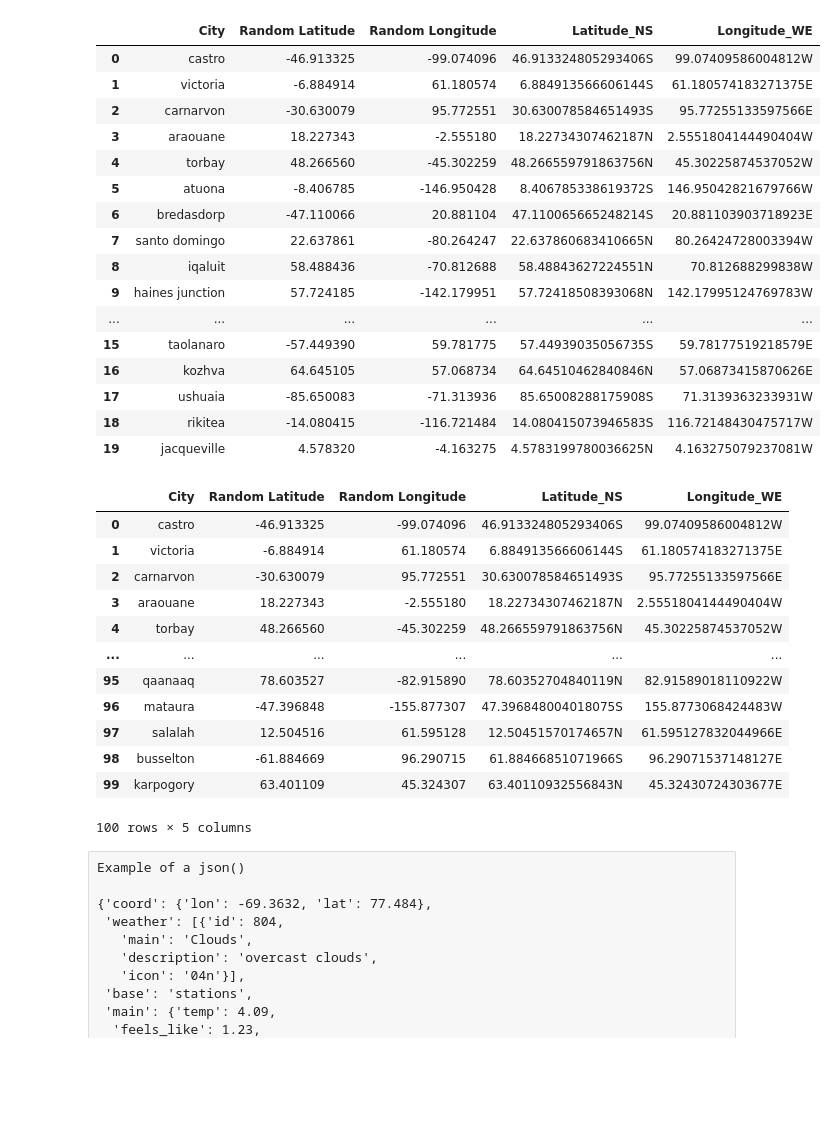
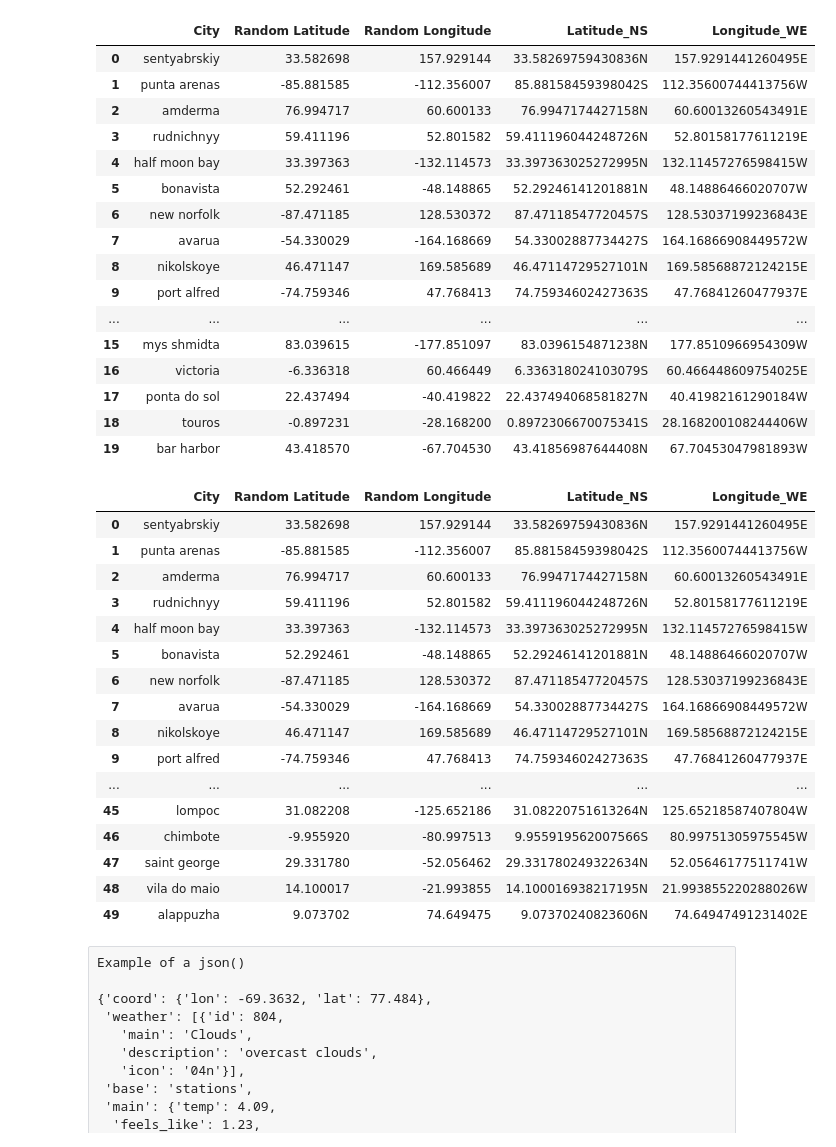
Before and after one commit to veraroberto/python-api-challenge, a Jupyter notebook: WeatherPy/Weather.ipynb, the cells around one changed output. Saved outputs shown, nothing was run; the diff lists cells and outputs as text; code cells hidden in the pictures; blank space fills up the shorter version.

```diff
--- a/WeatherPy/Weather.ipynb
+++ b/WeatherPy/Weather.ipynb
@@ -12,13 +12,17 @@ from citipy import citipy
 from config import api_key
 # %%
 #Generate the DataFrame of Random Cities
-num_cities = 100
+num_cities = 50
 #{'coord': {'lon': , 'lat': }
 latitude = np.random.uniform(-90, 90,num_cities)
 longitude = np.random.uniform(-180, 180,num_cities)
 
 
-
+#Create Data Frame of Latitude and Longitude
+lat_long_df = pd.DataFrame({
+    'Latitude' : latitude,
+    'Longitude': longitude
+})
 
 cities = []
 latitude_NS = []
@@ -27,49 +31,53 @@ for city in range(0,num_cities):
     near_city = citipy.nearest_city(latitude[city],longitude[city])
     city_name = near_city.city_name
     cities.append(city_name)
 
     if latitude[city] < 0:
         latitude_NS.append(str(abs(latitude[city])) +'S')
     else:
         latitude_NS.append(str(abs(latitude[city])) + 'N')
 
     if longitude[city] < 0:
         longitude_WE.append(str(abs(longitude[city])) + 'W')
     else:
         longitude_WE.append(str(longitude[city]) + 'E')
 
 
 cities_dict = {
     'City': cities,
     'Random Latitude': latitude,
     'Random Longitude': longitude,
     'Latitude_NS': latitude_NS,
     'Longitude_WE': longitude_WE
 
 
 }
 cities_df = pd.DataFrame(cities_dict)
 
 
 cities_df.head(20)
+
+
+#lat_long_df['Lat Lon '] = lat_long_df['Latitude'] , lat_long_df['Longitude']
+#lat_long_df
 # %% [output]
 |  | City | Random Latitude | Random Longitude | Latitude_NS | Longitude_WE |
-| 0 | castro | -46.913325 | -99.074096 | 46.913324805293406S | 99.07409586004812W |
-| 1 | victoria | -6.884914 | 61.180574 | 6.884913566606144S | 61.180574183271375E |
-| 2 | carnarvon | -30.630079 | 95.772551 | 30.630078584651493S | 95.77255133597566E |
-| 3 | araouane | 18.227343 | -2.555180 | 18.22734307462187N | 2.5551804144490404W |
-| 4 | torbay | 48.266560 | -45.302259 | 48.266559791863756N | 45.30225874537052W |
-| 5 | atuona | -8.406785 | -146.950428 | 8.406785338619372S | 146.95042821679766W |
-| 6 | bredasdorp | -47.110066 | 20.881104 | 47.110065665248214S | 20.881103903718923E |
-| 7 | santo domingo | 22.637861 | -80.264247 | 22.637860683410665N | 80.26424728003394W |
-| 8 | iqaluit | 58.488436 | -70.812688 | 58.48843627224551N | 70.812688299838W |
-| 9 | haines junction | 57.724185 | -142.179951 | 57.72418508393068N | 142.17995124769783W |
+| 0 | sentyabrskiy | 33.582698 | 157.929144 | 33.58269759430836N | 157.9291441260495E |
+| 1 | punta arenas | -85.881585 | -112.356007 | 85.88158459398042S | 112.35600744413756W |
+| 2 | amderma | 76.994717 | 60.600133 | 76.9947174427158N | 60.60013260543491E |
+| 3 | rudnichnyy | 59.411196 | 52.801582 | 59.411196044248726N | 52.80158177611219E |
+| 4 | half moon bay | 33.397363 | -132.114573 | 33.397363025272995N | 132.11457276598415W |
+| 5 | bonavista | 52.292461 | -48.148865 | 52.29246141201881N | 48.14886466020707W |
+| 6 | new norfolk | -87.471185 | 128.530372 | 87.47118547720457S | 128.53037199236843E |
+| 7 | avarua | -54.330029 | -164.168669 | 54.33002887734427S | 164.16866908449572W |
+| 8 | nikolskoye | 46.471147 | 169.585689 | 46.47114729527101N | 169.58568872124215E |
+| 9 | port alfred | -74.759346 | 47.768413 | 74.75934602427363S | 47.76841260477937E |
 | ... | ... | ... | ... | ... | ... |
-| 15 | taolanaro | -57.449390 | 59.781775 | 57.44939035056735S | 59.78177519218579E |
-| 16 | kozhva | 64.645105 | 57.068734 | 64.64510462840846N | 57.06873415870626E |
-| 17 | ushuaia | -85.650083 | -71.313936 | 85.65008288175908S | 71.3139363233931W |
-| 18 | rikitea | -14.080415 | -116.721484 | 14.080415073946583S | 116.72148430475717W |
-| 19 | jacqueville | 4.578320 | -4.163275 | 4.5783199780036625N | 4.163275079237081W |
+| 15 | mys shmidta | 83.039615 | -177.851097 | 83.0396154871238N | 177.8510966954309W |
+| 16 | victoria | -6.336318 | 60.466449 | 6.336318024103079S | 60.466448609754025E |
+| 17 | ponta do sol | 22.437494 | -40.419822 | 22.437494068581827N | 40.41982161290184W |
+| 18 | touros | -0.897231 | -28.168200 | 0.8972306670075341S | 28.168200108244406W |
+| 19 | bar harbor | 43.418570 | -67.704530 | 43.41856987644408N | 67.70453047981893W |
 # %%
 # Save config information
 
@@ -95,18 +103,22 @@ cities_url = url + 'q=' + cities_df['City'] + '&appid=' + api_key + '&units=' +
 cities_df
 # %% [output]
 |  | City | Random Latitude | Random Longitude | Latitude_NS | Longitude_WE |
-| 0 | castro | -46.913325 | -99.074096 | 46.913324805293406S | 99.07409586004812W |
-| 1 | victoria | -6.884914 | 61.180574 | 6.884913566606144S | 61.180574183271375E |
-| 2 | carnarvon | -30.630079 | 95.772551 | 30.630078584651493S | 95.77255133597566E |
-| 3 | araouane | 18.227343 | -2.555180 | 18.22734307462187N | 2.5551804144490404W |
-| 4 | torbay | 48.266560 | -45.302259 | 48.266559791863756N | 45.30225874537052W |
+| 0 | sentyabrskiy | 33.582698 | 157.929144 | 33.58269759430836N | 157.9291441260495E |
+| 1 | punta arenas | -85.881585 | -112.356007 | 85.88158459398042S | 112.35600744413756W |
+| 2 | amderma | 76.994717 | 60.600133 | 76.9947174427158N | 60.60013260543491E |
+| 3 | rudnichnyy | 59.411196 | 52.801582 | 59.411196044248726N | 52.80158177611219E |
+| 4 | half moon bay | 33.397363 | -132.114573 | 33.397363025272995N | 132.11457276598415W |
+| 5 | bonavista | 52.292461 | -48.148865 | 52.29246141201881N | 48.14886466020707W |
+| 6 | new norfolk | -87.471185 | 128.530372 | 87.47118547720457S | 128.53037199236843E |
+| 7 | avarua | -54.330029 | -164.168669 | 54.33002887734427S | 164.16866908449572W |
+| 8 | nikolskoye | 46.471147 | 169.585689 | 46.47114729527101N | 169.58568872124215E |
+| 9 | port alfred | -74.759346 | 47.768413 | 74.75934602427363S | 47.76841260477937E |
 | ... | ... | ... | ... | ... | ... |
-| 95 | qaanaaq | 78.603527 | -82.915890 | 78.60352704840119N | 82.91589018110922W |
-| 96 | mataura | -47.396848 | -155.877307 | 47.396848004018075S | 155.8773068424483W |
-| 97 | salalah | 12.504516 | 61.595128 | 12.50451570174657N | 61.595127832044966E |
-| 98 | busselton | -61.884669 | 96.290715 | 61.88466851071966S | 96.29071537148127E |
-| 99 | karpogory | 63.401109 | 45.324307 | 63.40110932556843N | 45.32430724303677E |
+| 45 | lompoc | 31.082208 | -125.652186 | 31.08220751613264N | 125.65218587407804W |
+| 46 | chimbote | -9.955920 | -80.997513 | 9.955919562007566S | 80.99751305975545W |
+| 47 | saint george | 29.331780 | -52.056462 | 29.331780249322634N | 52.05646177511741W |
+| 48 | vila do maio | 14.100017 | -21.993855 | 14.100016938217195N | 21.993855220288026W |
+| 49 | alappuzha | 9.073702 | 74.649475 | 9.07370240823606N | 74.64947491231402E |
-100 rows × 5 columns
 # %% [raw]
 Example of a json()
 
```
Also changed, not shown: parts of 7 cells of this notebook, 1 other file.
